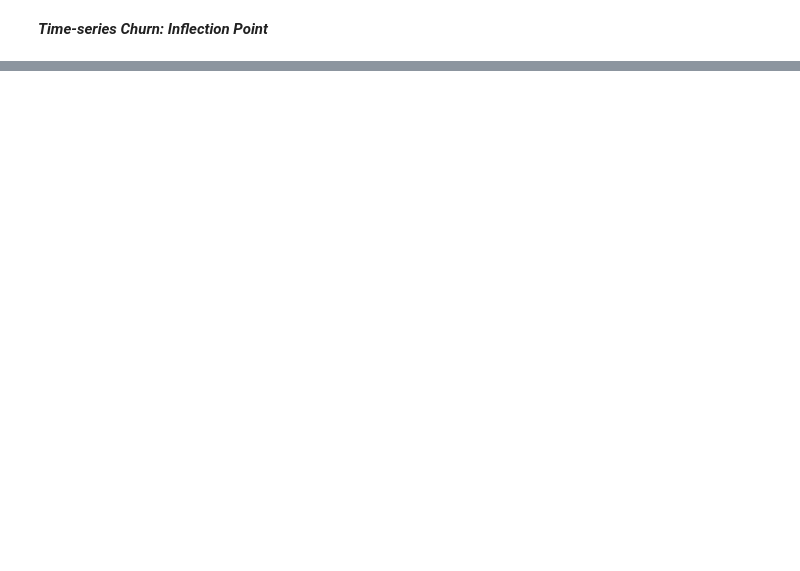
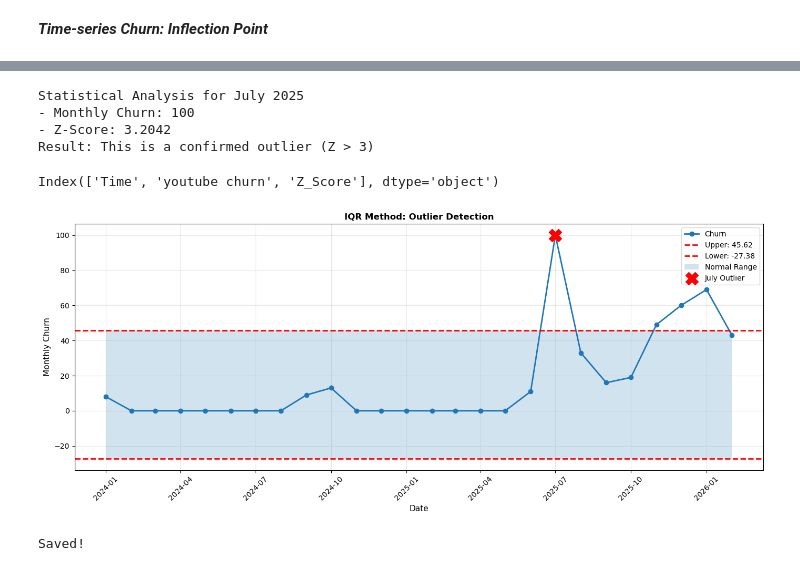
Before and after one commit to coolmich0904/YOUTUBE_CHURN_PRICE_RISK, a Jupyter notebook: notebooks/eda_01_macro_economic.ipynb, the cells around one changed output, grey strips where cells are left out. Drawn from its saved outputs; the diff is of its cells as text; code cells hidden in the pictures; blank space fills up the shorter version.

```diff
--- a/notebooks/eda_01_macro_economic.ipynb
+++ b/notebooks/eda_01_macro_economic.ipynb
@@ -465,0 +449,79 @@ youtube_churn.csv 원본:
+# %%
+from scipy import stats
+
+# Z-Score: used entire timeframe in youtube_churn.csv
+churn_ts['Z_Score'] = np.abs(stats.zscore(churn_ts['youtube churn']))
+
+# Identify the July 2025 Outlier
+july_2025 = churn_ts[churn_ts['Time'] == '2025-07-01']
+
+if not july_2025.empty:
+    z_val = july_2025['Z_Score'].iloc[0]
+    churn_count = july_2025['youtube churn'].iloc[0]
+
+    print(f"Statistical Analysis for July 2025")
+    print(f"- Monthly Churn: {churn_count}")
+    print(f"- Z-Score: {z_val:.4f}")
+
+    if z_val > 3:
+        print("Result: This is a confirmed outlier (Z > 3)")
+    else:
+        print(f"Conclusion: Within normal statistical variance")
+else:
+    print(f"Error: Could not find data for 2025-07-01. Please check the date format.")
+# %% [output]
+Statistical Analysis for July 2025
+- Monthly Churn: 100
+- Z-Score: 3.2042
+Result: This is a confirmed outlier (Z > 3)
+# %%
+print(churn_ts.columns)
+# %% [output]
+Index(['Time', 'youtube churn', 'Z_Score'], dtype='object')
+# %%
+# Data load
+churn = churn_ts['youtube churn'].values
+
+# IQR
+q1 = np.percentile(churn, 25)
+q3 = np.percentile(churn, 75)
+IQR = q3 - q1
+upper = q3 + 1.5 * IQR
+lower = q1 - 1.5 * IQR
+
+# Visualization
+fig, ax = plt.subplots(figsize=(14, 6))
+
+# Plot (X axis: Datetime)
+ax.plot(churn_ts['Time'], churn, 'o-', linewidth=2, markersize=6, label='Churn')
+
+# IQR Range
+ax.axhline(upper, color='red', linestyle='--', linewidth=2, label=f'Upper: {upper:.2f}')
+ax.axhline(lower, color='red', linestyle='--', linewidth=2, label=f'Lower: {lower:.2f}')
+
+# Fill
+ax.fill_between(churn_ts['Time'], lower, upper, alpha=0.2, label='Normal Range')
+
+# Highlight July (X axis: Datetime)
+target_date = pd.to_datetime('2025-07-01')
+mask = churn_ts['Time'].eq(target_date)
+if mask.any():
+    ax.scatter(churn_ts.loc[mask, 'Time'], churn[mask], color='red', s=300, marker='X',
+               zorder=5, label='July Outlier')
+
+
+ax.set_title('IQR Method: Outlier Detection', fontsize=12, fontweight='bold')
+ax.set_ylabel('Monthly Churn', fontsize=11)
+ax.set_xlabel('Date', fontsize=11)
+ax.legend(fontsize=10)
+ax.grid(alpha=0.3)
+ax.tick_params(axis='x', rotation=45)
+
+plt.tight_layout()
+plt.savefig('../outputs/outlier_iqr.png')
+plt.show()
+
+print("Saved!")
+# %% [output]
+[figure, added]
+Saved!
```
Also changed, not shown: parts of 7 cells of this notebook, 5 other files.
